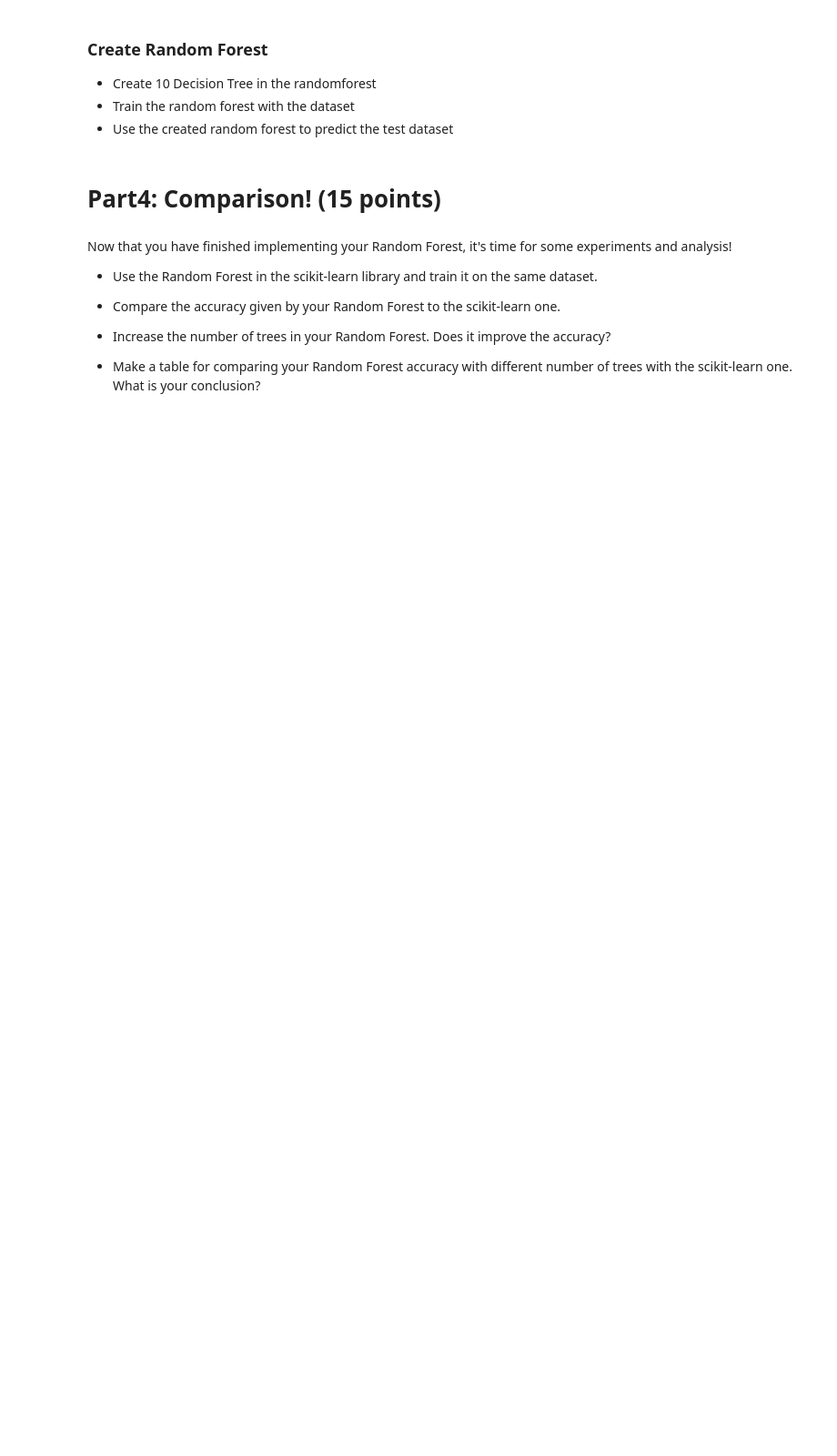
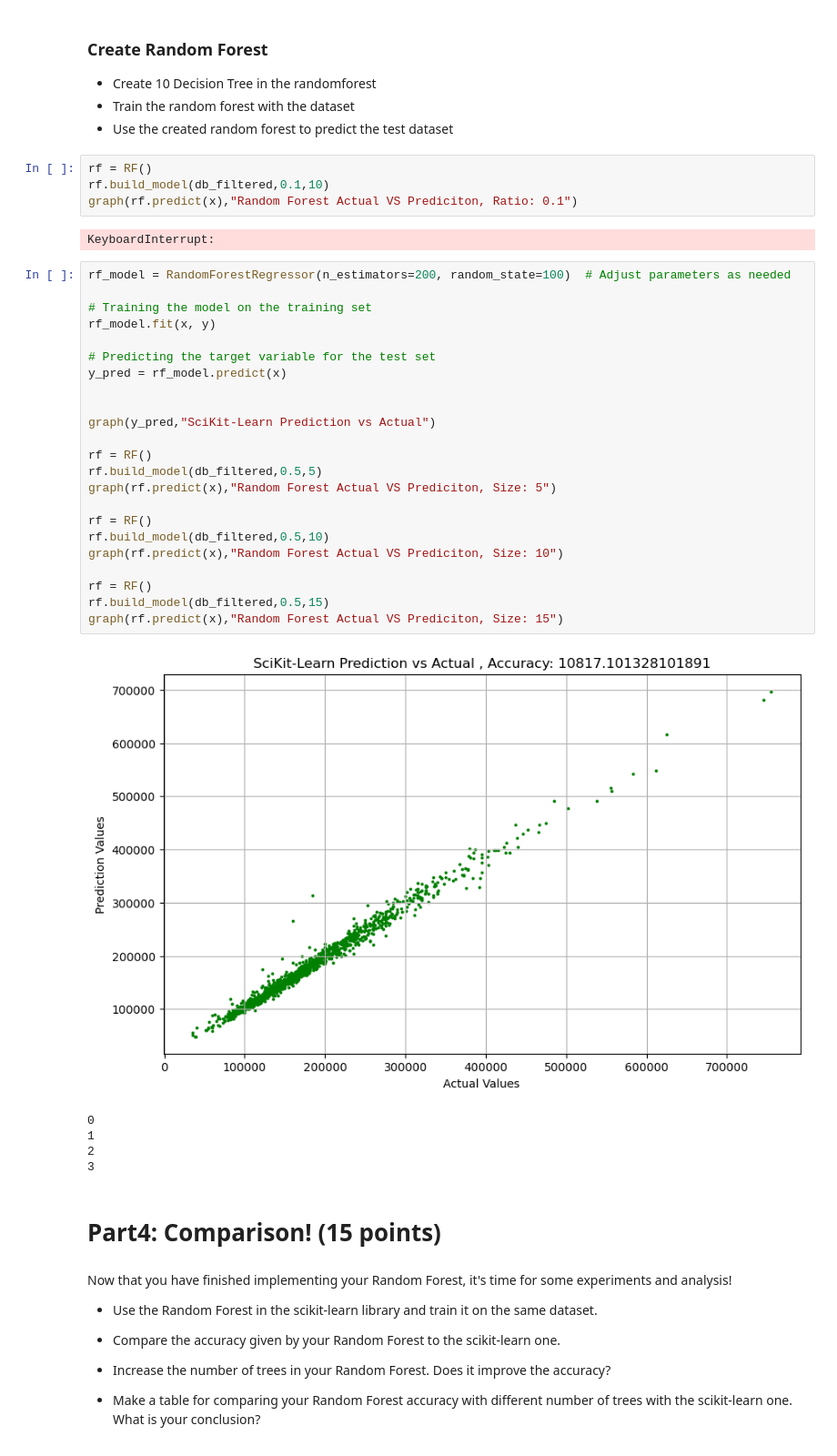
Before and after one commit to ardijanr/dat550, a Jupyter notebook: assignment1/Assignment#1_Template.ipynb, the cells around one changed output. Shown at 91% size. Cells and saved outputs as stored; diff of their text form; blank space fills up the shorter version.

```diff
--- a/assignment1/Assignment#1_Template.ipynb
+++ b/assignment1/Assignment#1_Template.ipynb
@@ -492,6 +515,41 @@ class RF(object):
 * Create 10 Decision Tree in the randomforest
 * Train the random forest with the dataset
 * Use the created random forest to predict the test dataset
+# %%
+rf = RF()
+rf.build_model(db_filtered,0.1,10)
+graph(rf.predict(x),"Random Forest Actual VS Prediciton, Ratio: 0.1")
+# %% [output]
+KeyboardInterrupt:
+# %%
+rf_model = RandomForestRegressor(n_estimators=200, random_state=100)  # Adjust parameters as needed
+
+# Training the model on the training set
+rf_model.fit(x, y)
+
+# Predicting the target variable for the test set
+y_pred = rf_model.predict(x)
+
+
+graph(y_pred,"SciKit-Learn Prediction vs Actual")
+
+rf = RF()
+rf.build_model(db_filtered,0.5,5)
+graph(rf.predict(x),"Random Forest Actual VS Prediciton, Size: 5")
+
+rf = RF()
+rf.build_model(db_filtered,0.5,10)
+graph(rf.predict(x),"Random Forest Actual VS Prediciton, Size: 10")
+
+rf = RF()
+rf.build_model(db_filtered,0.5,15)
+graph(rf.predict(x),"Random Forest Actual VS Prediciton, Size: 15")
+# %% [output]
+[figure, added]
+0
+1
+2
+3
 # %% [markdown]
 # Part4: Comparison! (15 points)
 # %% [markdown]
```
Also changed, not shown: parts of 10 cells of this notebook, 1 other file.
